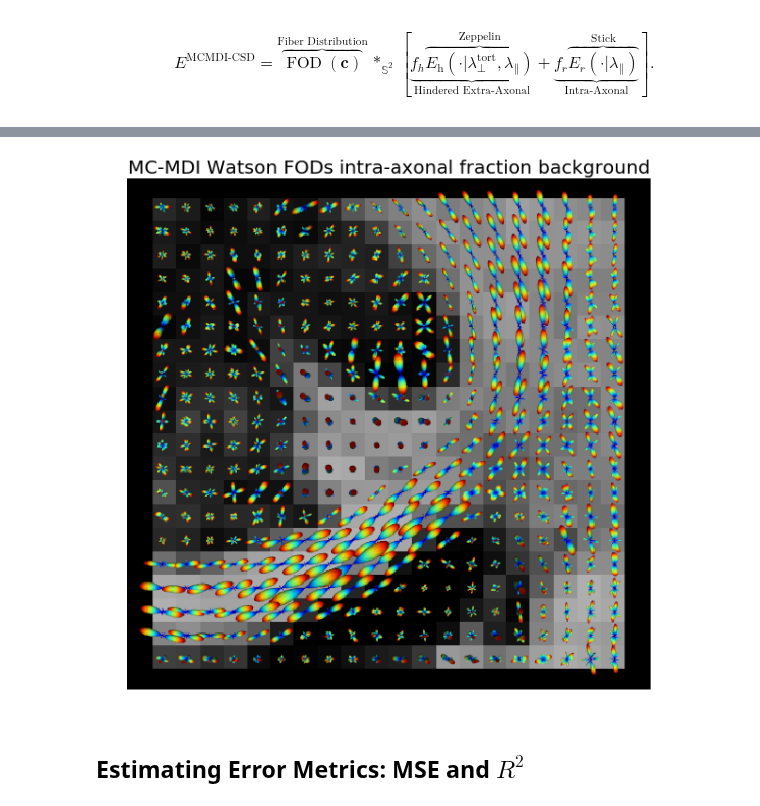
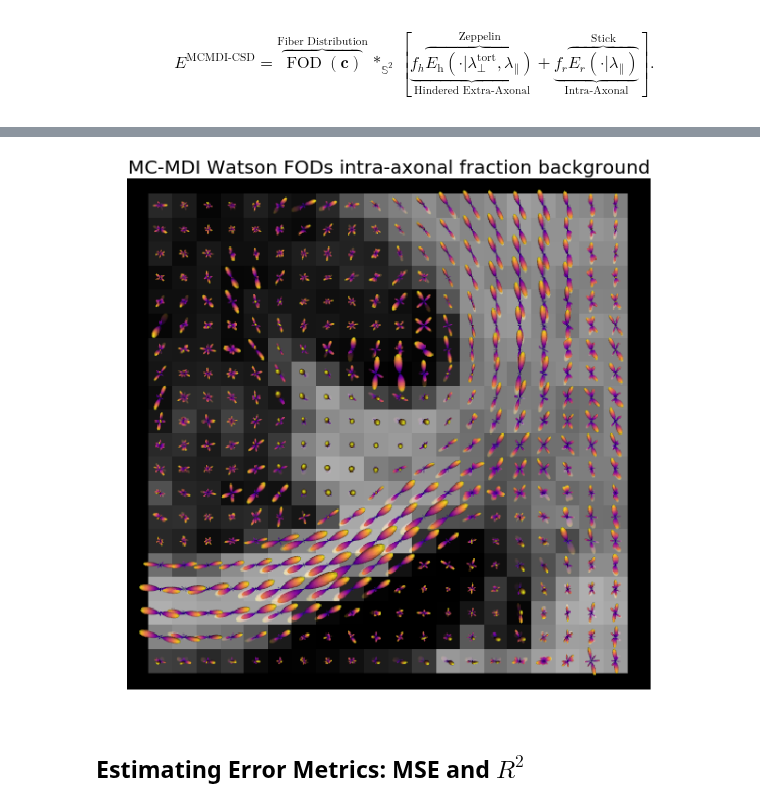
Before and after one commit to AthenaEPI/dmipy, a Jupyter notebook: examples/example_multi_compartment_spherical_mean_technique.ipynb, the cells around one changed output, grey strips where cells are left out. Drawn from its saved outputs; the diff is of its cells as text; code cells hidden in the pictures.

```diff
--- a/examples/example_multi_compartment_spherical_mean_technique.ipynb
+++ b/examples/example_multi_compartment_spherical_mean_technique.ipynb
@@ -159,13 +165,13 @@ fvtk.record(ren=ren, size=[700, 700])
 # %%
 import matplotlib.image as mpimg
-img = mpimg.imread('dipy.png')
+img = mpimg.imread('fury.png')
 
 plt.figure(figsize=[10, 10])
 plt.imshow(img[100:-97, 100:-85])
 plt.title('MC-MDI Watson FODs intra-axonal fraction background', fontsize=20)
 plt.axis('off');
 # %% [output]
-[figure, old version]
+[figure, new version]
 # %% [markdown]
 ## Estimating Error Metrics: MSE and $R^2$
 # %% [markdown]
```
Also changed, not shown: parts of 21 cells of this notebook, 2 other files.
